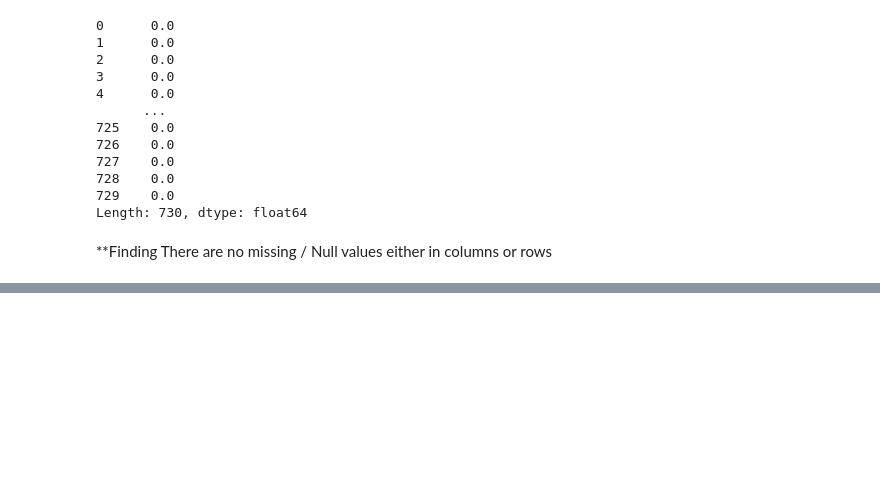
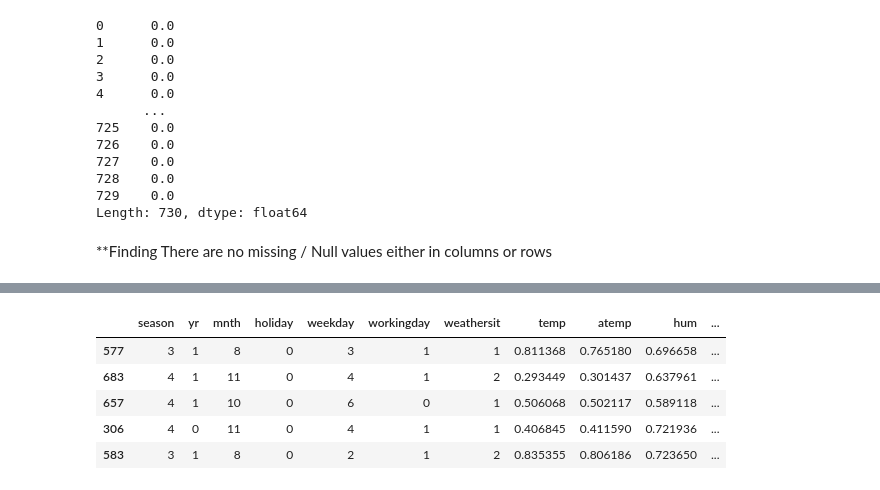
Before and after one commit to shrou6/Multiple-linear-Regression, a Jupyter notebook: project.ipynb, the cells around one changed output, grey strips where cells are left out. Cells and saved outputs as stored; diff of their text form; code cells hidden in the pictures; blank space fills up the shorter version.

```diff
--- a/project.ipynb
+++ b/project.ipynb
@@ -114,0 +215,3 @@ There are no missing / Null values either in columns or rows
+# %%
+from sklearn.preprocessing import MinMaxScaler
+scaler=MinMaxScaler()
@@ -114,0 +228,14 @@ There are no missing / Null values either in columns or rows
+# %%
+# Apply scaler() to all the numeric variables
+num_var=['temp', 'atemp', 'hum', 'windspeed','cnt']
+df_train[num_var] = scaler.fit_transform(df_train[num_var])
+# %%
+# After Rescaling traing Dataset
+df_train.head()
+# %% [output]
+|  | season | yr | mnth | holiday | weekday | workingday | weathersit | temp | atemp | hum | ... |
+| 577 | 3 | 1 | 8 | 0 | 3 | 1 | 1 | 0.811368 | 0.765180 | 0.696658 | ... |
+| 683 | 4 | 1 | 11 | 0 | 4 | 1 | 2 | 0.293449 | 0.301437 | 0.637961 | ... |
+| 657 | 4 | 1 | 10 | 0 | 6 | 0 | 1 | 0.506068 | 0.502117 | 0.589118 | ... |
+| 306 | 4 | 0 | 11 | 0 | 4 | 1 | 1 | 0.406845 | 0.411590 | 0.721936 | ... |
+| 583 | 3 | 1 | 8 | 0 | 2 | 1 | 2 | 0.835355 | 0.806186 | 0.723650 | ... |
```
Also changed, not shown: parts of 13 cells of this notebook.
